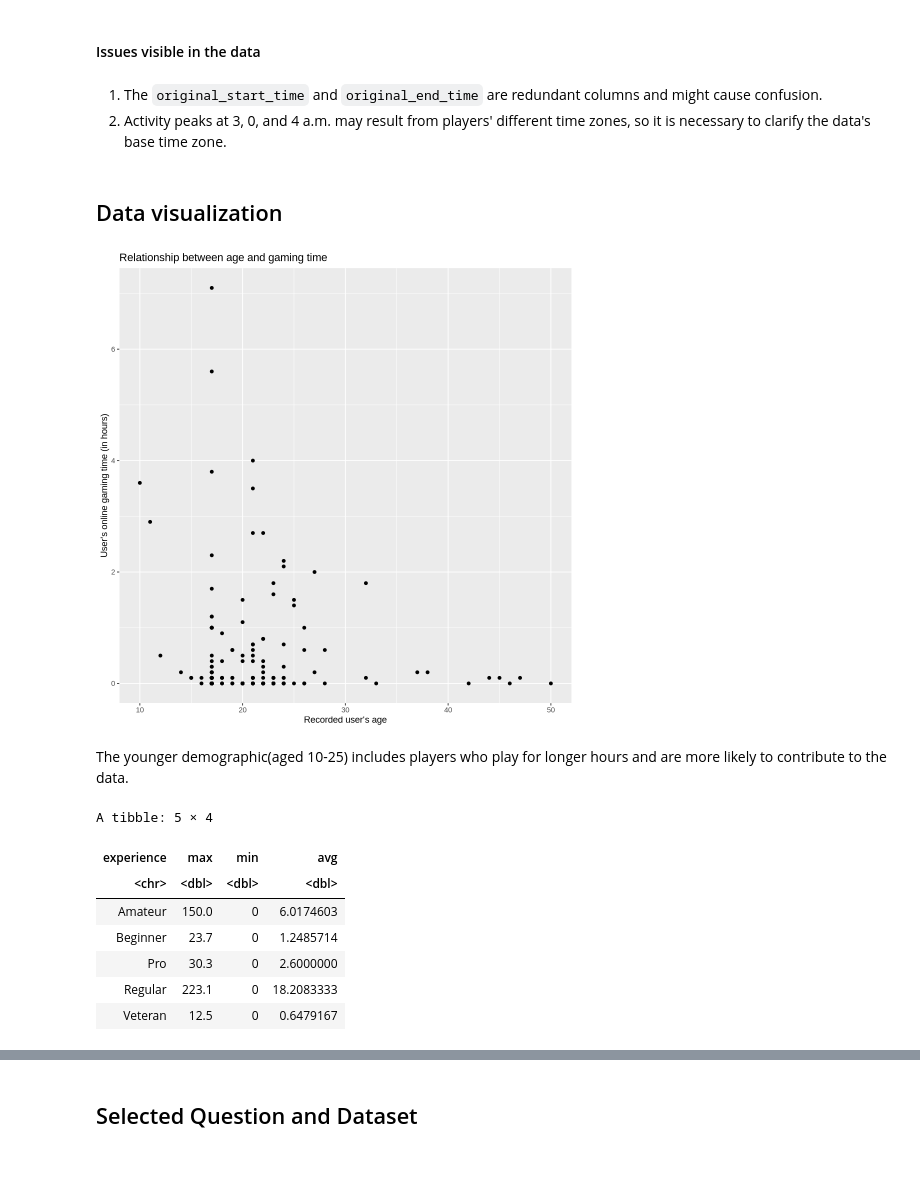
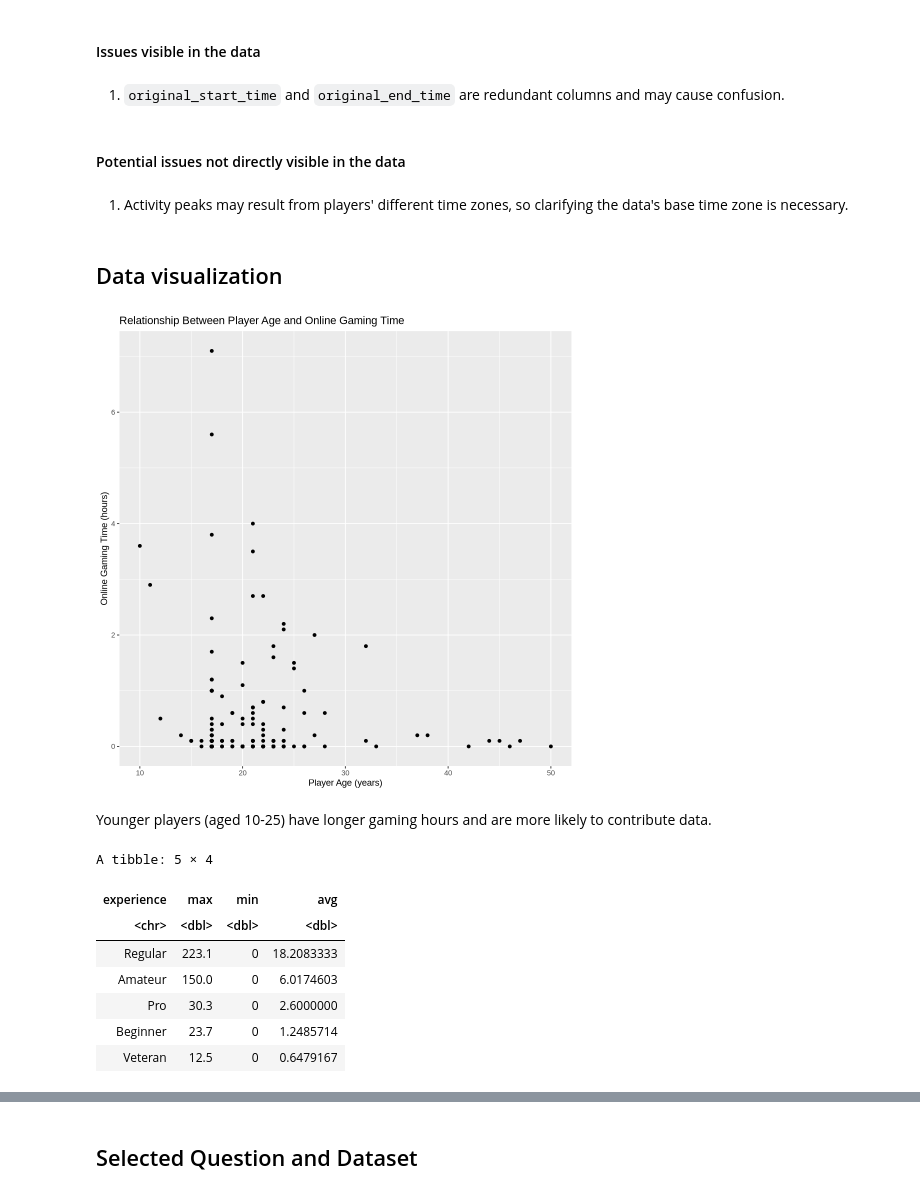
Before and after one commit to YuanYuan-06/dsci-Individualplan, a Jupyter notebook: individual plan project.ipynb, the cells around one changed output, grey strips where cells are left out. Saved outputs shown, nothing was run; the diff lists cells and outputs as text; code cells hidden in the pictures; blank space fills up the shorter version.

```diff
--- a/individual plan project.ipynb
+++ b/individual plan project.ipynb
@@ -280,38 +226,42 @@ The variables are:
 # %% [markdown]
 #### Issues visible in the data
 # %% [markdown]
-1. The `original_start_time` and `original_end_time` are redundant columns and might cause confusion.
-2. Activity peaks at 3, 0, and 4 a.m. may result from players' different time zones, so it is necessary to clarify the data's base time zone.
+1. `original_start_time` and `original_end_time` are redundant columns and may cause confusion.
+# %% [markdown]
+#### Potential issues not directly visible in the data
+# %% [markdown]
+1. Activity peaks may result from players' different time zones, so clarifying the data's base time zone is necessary.
 # %% [markdown]
 ## Data visualization
 # %%
 options(repr.plot.width=8, repr.plot.height =8)
 players_age_playedhours <- players |>
 filter(played_hours <= 10 & Age <= 50)|>
 ggplot(aes(x=Age,y=played_hours))+
 geom_point()+
-labs(x="Recorded user's age",
-     y="User's online gaming time (in hours)",
-    title= "Relationship between age and gaming time")
+labs(x="Player Age (years)",
+     y="Online Gaming Time (hours)",
+    title= "Relationship Between Player Age and Online Gaming Time")
 players_age_playedhours
 # %% [output]
-[figure, old version]
+[figure, new version]
 # %% [markdown]
-The younger demographic(aged 10-25) includes players who play for longer hours and are more likely to contribute to the data.
+Younger players (aged 10-25) have longer gaming hours and are more likely to contribute data.
 # %%
 players_experience_playedhours <- players|>
 group_by(experience)|>
 summarize(max=max(played_hours,na.rm=TRUE),
           min=min(played_hours,na.rm=TRUE),
-          avg=mean(played_hours,na.rm=TRUE))
+          avg=mean(played_hours,na.rm=TRUE))|>
+arrange(desc(avg))
 players_experience_playedhours
 # %% [output]
 A tibble: 5 × 4
 | experience | max | min | avg |
 | <chr> | <dbl> | <dbl> | <dbl> |
+| Regular | 223.1 | 0 | 18.2083333 |
 | Amateur | 150.0 | 0 | 6.0174603 |
+| Pro | 30.3 | 0 | 2.6000000 |
 | Beginner | 23.7 | 0 | 1.2485714 |
-| Pro | 30.3 | 0 | 2.6000000 |
-| Regular | 223.1 | 0 | 18.2083333 |
 | Veteran | 12.5 | 0 | 0.6479167 |
 # %% [markdown]
```
Also changed, not shown: parts of 22 cells of this notebook.
